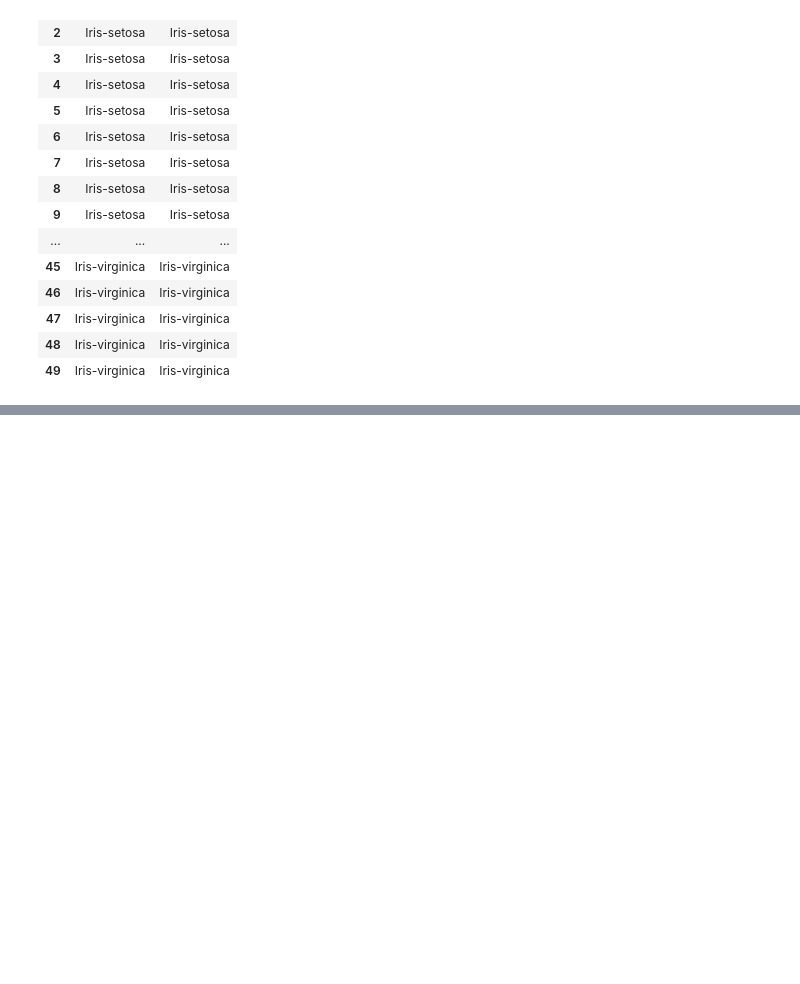
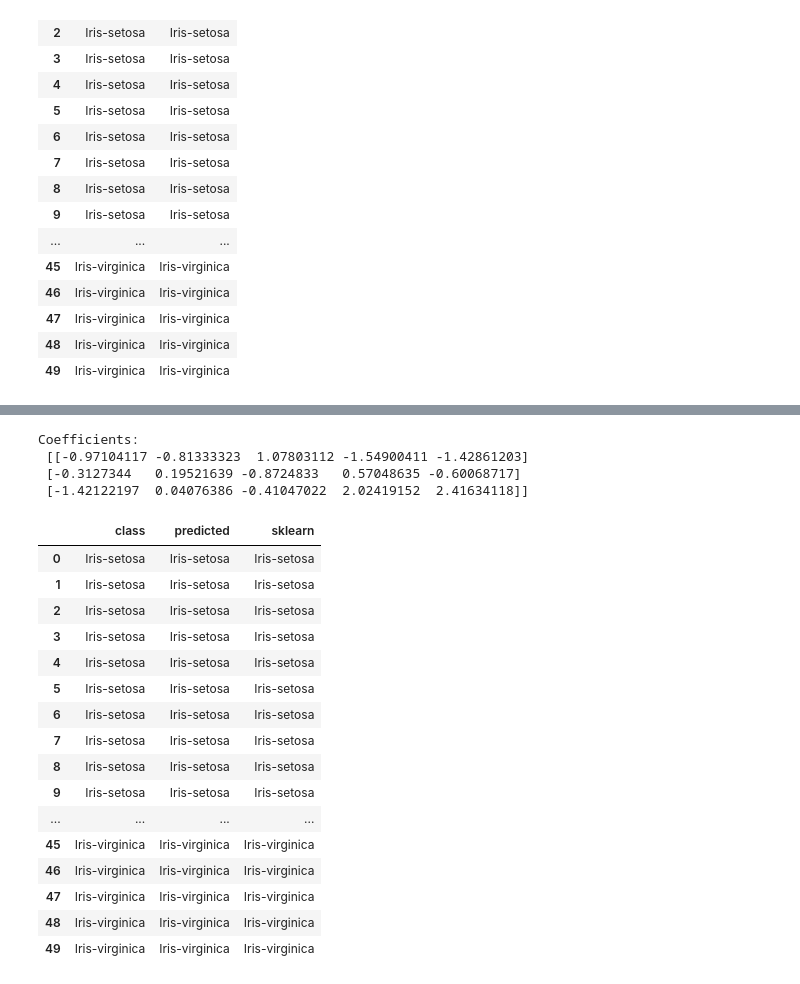
Before and after one commit to MariaKokshaikina/machine-learning-algorithms-examples, a Jupyter notebook: logistic-regression/iris.ipynb, the cells around one changed output, grey strips where cells are left out. Cells and saved outputs as stored; diff of their text form; code cells hidden in the pictures; blank space fills up the shorter version.

```diff
--- a/logistic-regression/iris.ipynb
+++ b/logistic-regression/iris.ipynb
@@ -163,0 +167,39 @@ Accuracy = 0.76
+# %%
+# Create linear regression object
+regr = linear_model.LogisticRegression()
+
+# Train the model using the training sets
+regr.fit(X, y)
+
+# Make predictions using the testing set
+sklearn_test_y = regr.predict(test_x)
+
+# The coefficients
+print('Coefficients: \n', regr.coef_)
+# The mean squared error
+# %% [output]
+Coefficients:
+ [[-0.97104117 -0.81333323  1.07803112 -1.54900411 -1.42861203]
+ [-0.3127344   0.19521639 -0.8724833   0.57048635 -0.60068717]
+ [-1.42122197  0.04076386 -0.41047022  2.02419152  2.41634118]]
+# %%
+test_y['sklearn'] = sklearn_test_y
+test_y
+# %% [output]
+|  | class | predicted | sklearn |
+| 0 | Iris-setosa | Iris-setosa | Iris-setosa |
+| 1 | Iris-setosa | Iris-setosa | Iris-setosa |
+| 2 | Iris-setosa | Iris-setosa | Iris-setosa |
+| 3 | Iris-setosa | Iris-setosa | Iris-setosa |
+| 4 | Iris-setosa | Iris-setosa | Iris-setosa |
+| 5 | Iris-setosa | Iris-setosa | Iris-setosa |
+| 6 | Iris-setosa | Iris-setosa | Iris-setosa |
+| 7 | Iris-setosa | Iris-setosa | Iris-setosa |
+| 8 | Iris-setosa | Iris-setosa | Iris-setosa |
+| 9 | Iris-setosa | Iris-setosa | Iris-setosa |
+| ... | ... | ... | ... |
+| 45 | Iris-virginica | Iris-virginica | Iris-virginica |
+| 46 | Iris-virginica | Iris-virginica | Iris-virginica |
+| 47 | Iris-virginica | Iris-virginica | Iris-virginica |
+| 48 | Iris-virginica | Iris-virginica | Iris-virginica |
+| 49 | Iris-virginica | Iris-virginica | Iris-virginica |
```
Also changed, not shown: parts of 5 cells of this notebook, 5 other files.
